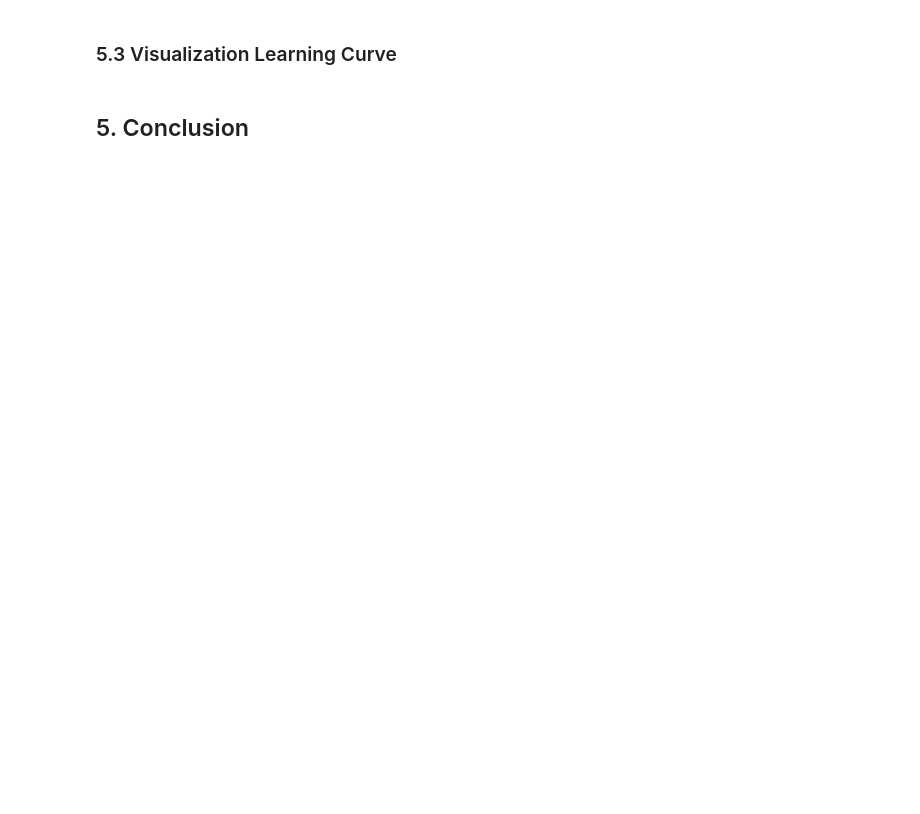
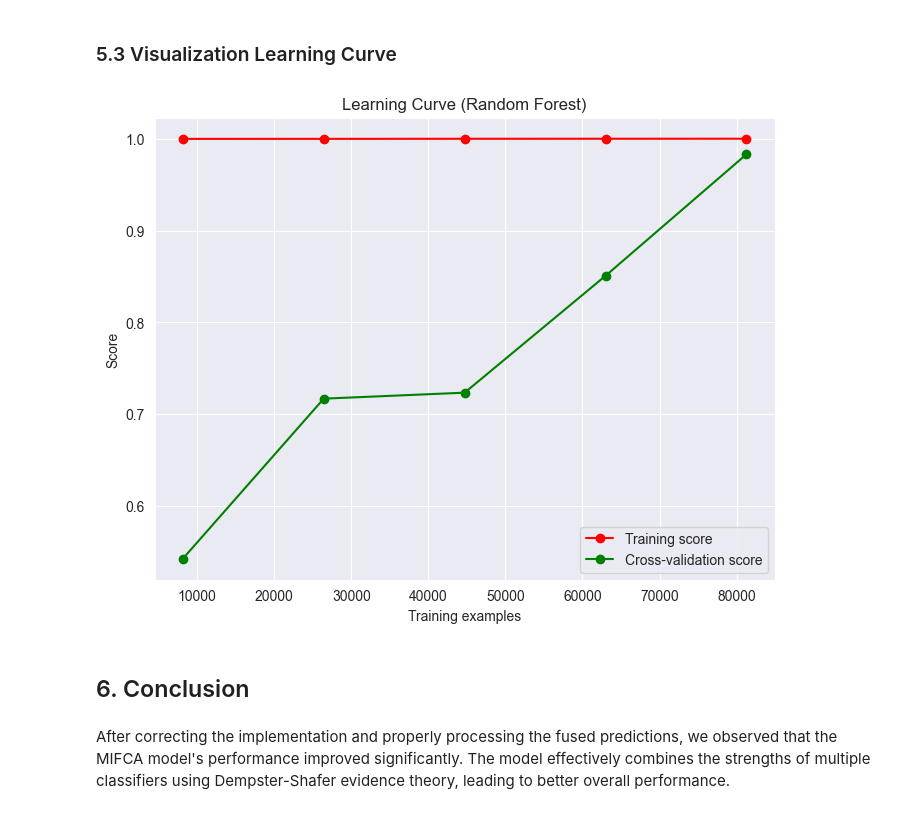
Before and after one commit to kurniacf/Multi-Classification-Assesment-of-Bank-Personal-Credit-Risk, a Jupyter notebook: index.ipynb, the cells around one changed output. Drawn from its saved outputs; the diff is of its cells as text; code cells hidden in the pictures; blank space fills up the shorter version.

```diff
--- a/index.ipynb
+++ b/index.ipynb
@@ -680,20 +720,24 @@ plt.show()
 # %%
 from sklearn.model_selection import learning_curve
 
 def plot_learning_curve(estimator, title, X, y, cv=None, n_jobs=None):
     plt.figure(figsize=(8,6))
     plt.title(title)
     train_sizes, train_scores, test_scores = learning_curve(estimator, X, y, cv=cv, n_jobs=n_jobs)
     train_scores_mean = np.mean(train_scores, axis=1)
     test_scores_mean = np.mean(test_scores, axis=1)
     plt.plot(train_sizes, train_scores_mean, 'o-', color="r", label="Training score")
     plt.plot(train_sizes, test_scores_mean, 'o-', color="g", label="Cross-validation score")
     plt.xlabel("Training examples")
     plt.ylabel("Score")
     plt.legend(loc="best")
     plt.show()
 
 # Plot learning curve for Random Forest
-plot_learning_curve(rf_model, "Learning Curve (Random Forest)", X_train_resampled, y_train_resampled, cv=5
+plot_learning_curve(rf_model, "Learning Curve (Random Forest)", X_train_resampled, y_train_resampled, cv=5, n_jobs=-1)
+# %% [output]
+[figure, added]
 # %% [markdown]
-## 5. Conclusion
+## 6. Conclusion
+# %% [markdown]
+After correcting the implementation and properly processing the fused predictions, we observed that the MIFCA model's performance improved significantly. The model effectively combines the strengths of multiple classifiers using Dempster-Shafer evidence theory, leading to better overall performance.
```
Also changed, not shown: parts of 10 cells of this notebook, 8 other files.
